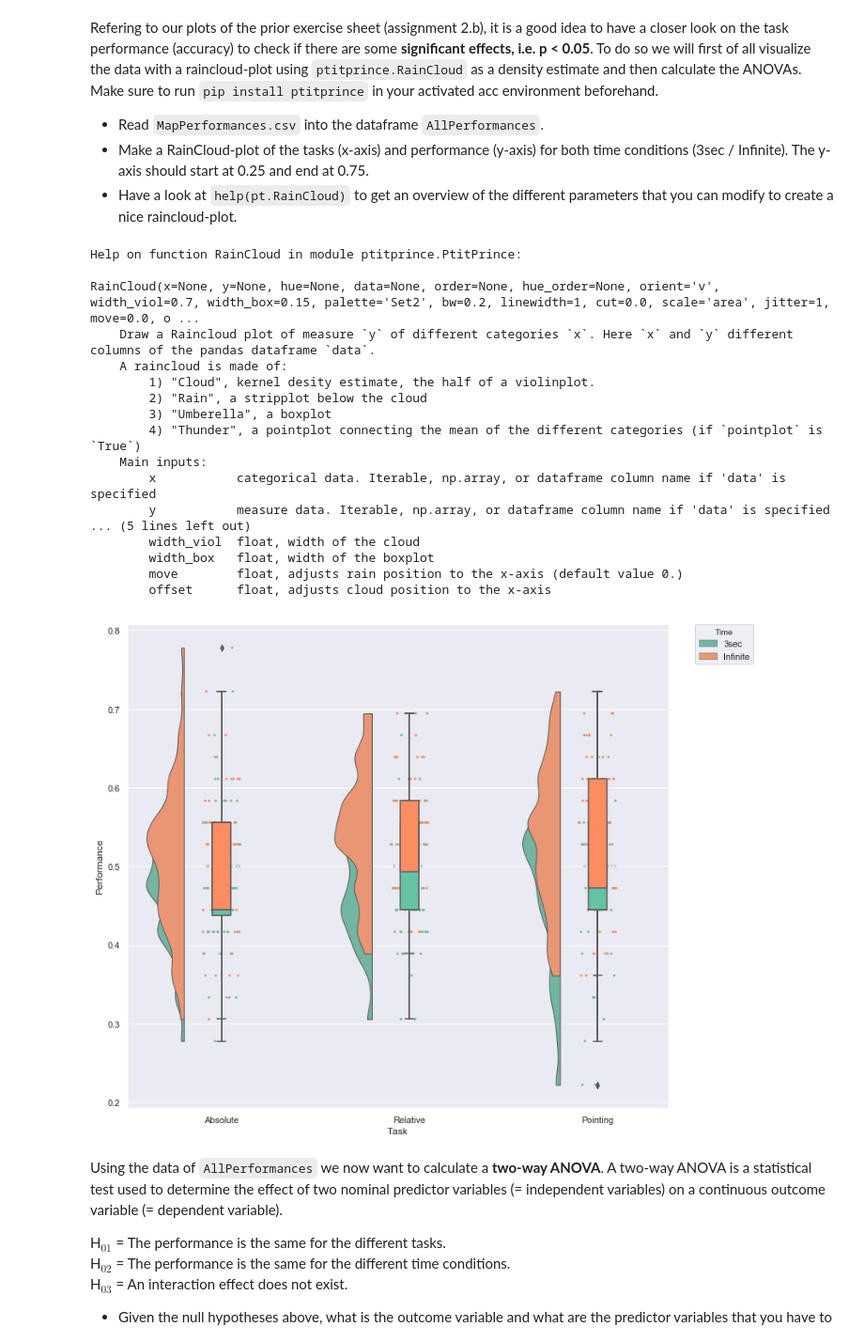
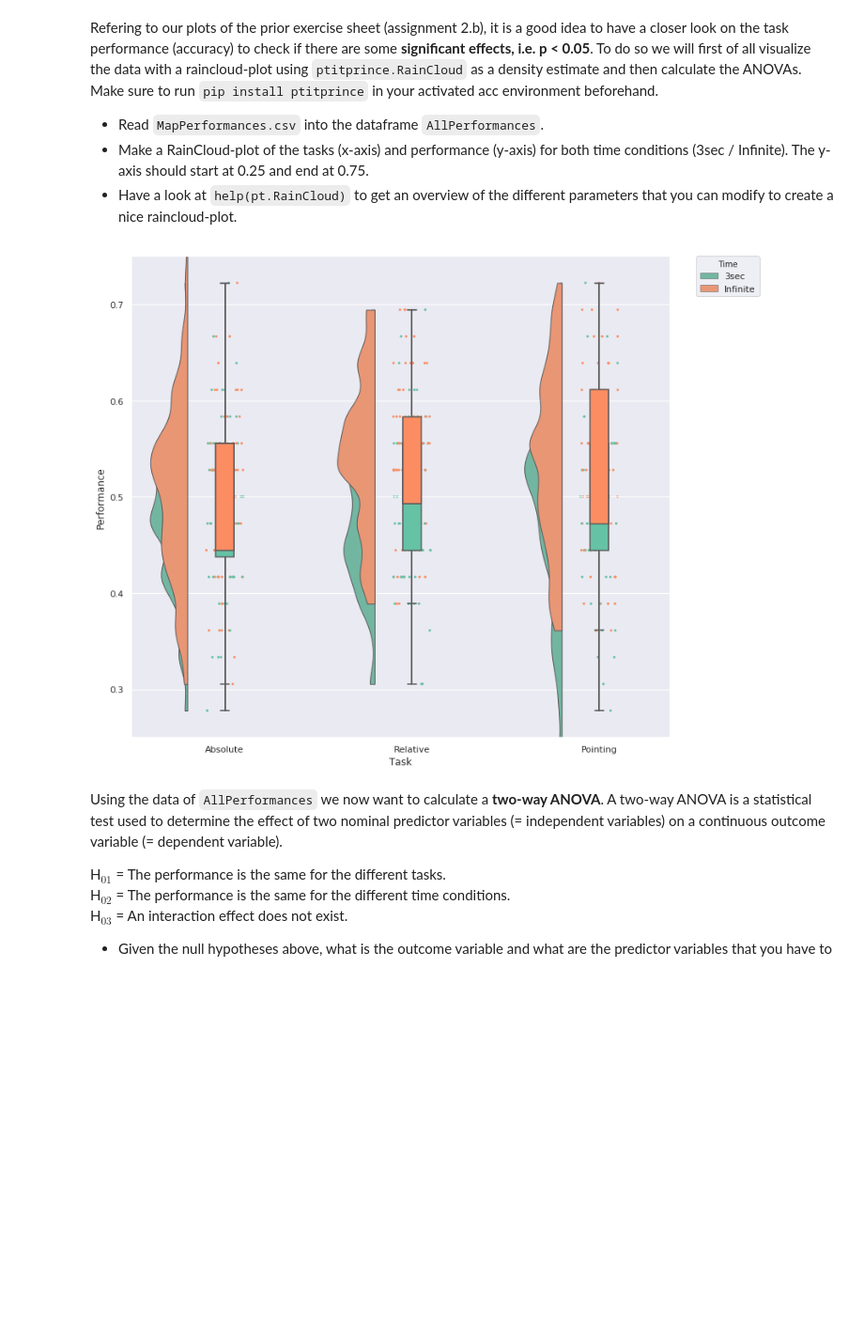
Before and after one commit to NBP-ACC/week-6-acc_11, a Jupyter notebook: sheet04_Viki.ipynb, the cells around one changed output. Shown at 94% size. Drawn from its saved outputs; the diff is of its cells as text; code cells hidden in the pictures; blank space fills up the shorter version.

````diff
--- a/sheet04_Viki.ipynb
+++ b/sheet04_Viki.ipynb
@@ -111,30 +111,12 @@ Refering to our plots of the prior exercise sheet (assignment 2.b), it is a good
 - Make a RainCloud-plot of the tasks (x-axis) and performance (y-axis) for both time conditions (3sec / Infinite). The y-axis should start at 0.25 and end at 0.75.
 - Have a look at ```help(pt.RainCloud)``` to get an overview of the different parameters that you can modify to create a nice raincloud-plot.
 # %%
-help(pt.RainCloud)
 #Read MapPerformances.csv into the dataframe AllPerformances
 AllPerformances =  pd.read_csv('./Data/MapPerformances.csv')
 #Make a RainCloud-plot of the tasks
-plot = pt.RainCloud(x='Task', y= 'Performance', hue='Time', data = AllPerformances,width_viol= 0.4,width_box=0.1)
+plot = pt.RainCloud(x='Task', y= 'Performance', hue='Time', data = AllPerformances,width_viol= 0.4,width_box=0.1).set_ylim(0.25,0.75)
 # %% [output]
-Help on function RainCloud in module ptitprince.PtitPrince:
-
-RainCloud(x=None, y=None, hue=None, data=None, order=None, hue_order=None, orient='v', width_viol=0.7, width_box=0.15, palette='Set2', bw=0.2, linewidth=1, cut=0.0, scale='area', jitter=1, move=0.0, o ...
-    Draw a Raincloud plot of measure `y` of different categories `x`. Here `x` and `y` different columns of the pandas dataframe `data`.
-    A raincloud is made of:
-        1) "Cloud", kernel desity estimate, the half of a violinplot.
-        2) "Rain", a stripplot below the cloud
-        3) "Umberella", a boxplot
-        4) "Thunder", a pointplot connecting the mean of the different categories (if `pointplot` is `True`)
-    Main inputs:
-        x           categorical data. Iterable, np.array, or dataframe column name if 'data' is specified
-        y           measure data. Iterable, np.array, or dataframe column name if 'data' is specified
-... (5 lines left out)
-        width_viol  float, width of the cloud
-        width_box   float, width of the boxplot
-        move        float, adjusts rain position to the x-axis (default value 0.)
-        offset      float, adjusts cloud position to the x-axis
-[figure, old version]
+[figure, new version]
 # %% [markdown]
 Using the data of ```AllPerformances``` we now want to calculate a **two-way ANOVA**. A two-way ANOVA is a statistical test used to determine the effect of two nominal predictor variables (= independent variables) on a continuous outcome variable (= dependent variable).
 
````
Also changed, not shown: parts of 11 cells of this notebook.
